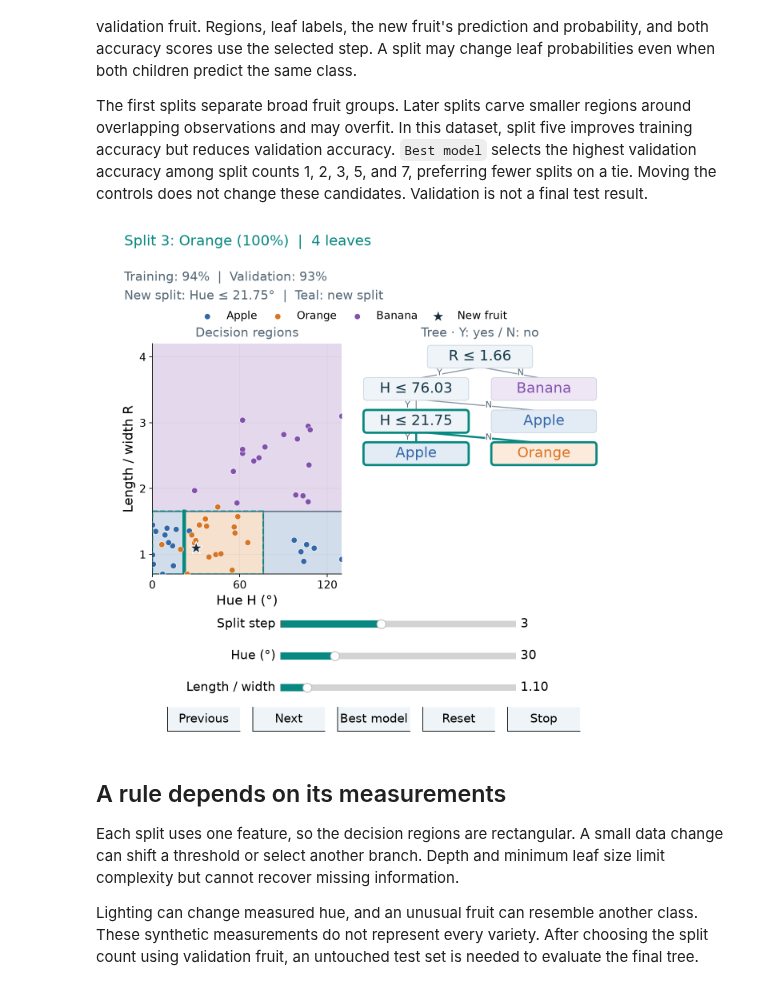
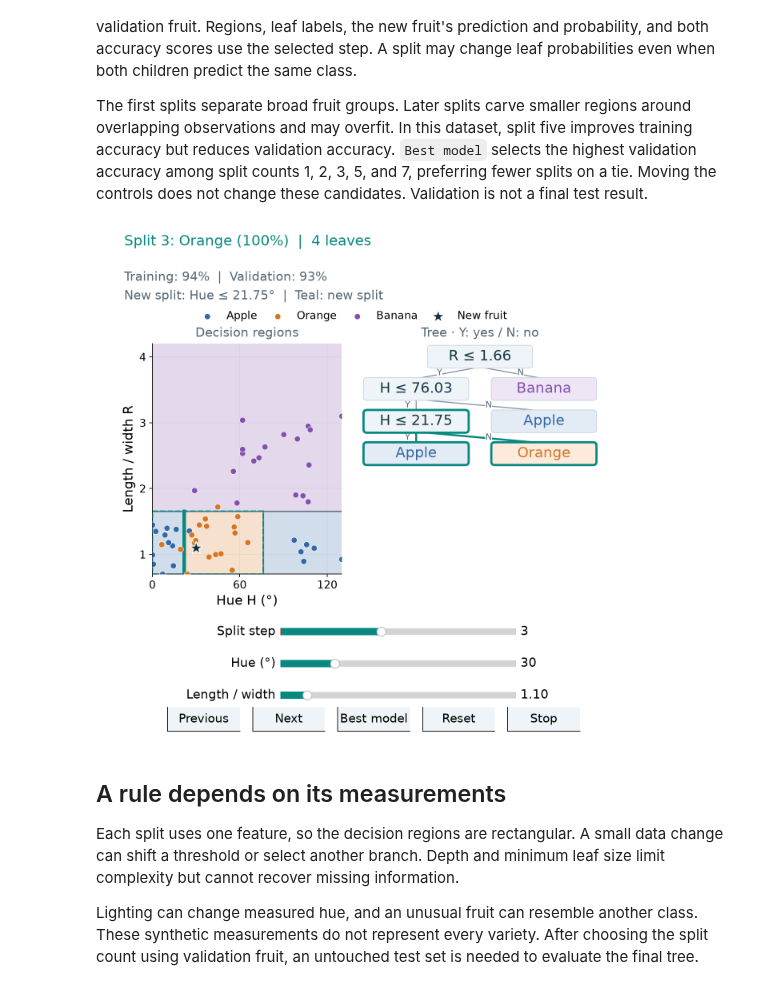
Before and after one commit to sonamu-jun/introduction-to-ai-convergence, a Jupyter notebook: 07-1_Classification/04_decision_trees.ipynb, the cells around one changed output. Saved outputs shown, nothing was run; the diff lists cells and outputs as text; code cells hidden in the pictures.

Commit message:
Keep tree controls below the local chart crop

```diff
--- a/07-1_Classification/04_decision_trees.ipynb
+++ b/07-1_Classification/04_decision_trees.ipynb
@@ -392,7 +392,7 @@ def render_tree_structure(view, step):
         view.status.set_position((.055, .962))
         view.detail.set_position((.055, .918))
         for index, slider in enumerate(view.controls.values()):
-            slider.ax.set_position([.36, .21 - .062 * index, .46, .025])
+            slider.ax.set_position([.36, .195 - .062 * index, .46, .025])
         for button in view.buttons.values():
             x, _, width, _ = button.ax.get_position().bounds
             button.ax.set_position([x, .013, width, .047])
@@ -489,34 +489,34 @@ def render_tree(view, step, hue, shape):
                                                frameon=False)
     if latest is None:
         rule = "No split: one leaf for every fruit"
     else:
         feature = ["Hue", "Length / width"][latest["feature"]]
         unit = "°" if latest["feature"] == 0 else ""
         rule = f"New split: {feature} ≤ {latest['threshold']:.2f}{unit}"
     view.status.set_text(f"Split {step}: {class_names[predicted]} ({probability[predicted]:.0%})"
                          + f"  |  {len(leaves)} {'leaf' if len(leaves) == 1 else 'leaves'}")
     view.detail.set_text(f"Training: {train_accuracy:.0%}  |  Validation: {validation_scores[step]:.0%}\n"
                          + rule + "  |  Teal: new split")
     return {"prediction": predicted, "probability": probability, "model": model,
             "query": query, "train_accuracy": train_accuracy,
             "validation_accuracy": validation_scores[step], "regions": region_cache[step],
             "splits": splits, "leaves": leaves, "new_split": latest, "structure": structure}
 
 
 tree_demo = ClassificationExplorer("tree", render_tree, [
     ("step", "Split step", 0, 7, 0, 1, "%0.0f"),
     ("hue", "Hue (°)", 0, 130, 30, 1, "%0.0f"),
     ("shape", "Length / width", .7, 4.2, 1.1, .05, "%0.2f"),
 ], actions=[
     ("Previous", lambda view: view.set_values(step=max(0, int(view.controls["step"].val) - 1))),
     ("Next", lambda view: view.set_values(step=min(7, int(view.controls["step"].val) + 1))),
     ("Best model", lambda view: view.set_values(step=best_step)),
 ])
 if CLASSIFICATION_STATIC:
     tree_demo.set_values(step=3)
 tree_demo.start()
 # %% [output]
-[figure, old version]
+[figure, new version]
 # %% [markdown]
 ## A rule depends on its measurements
 
```
